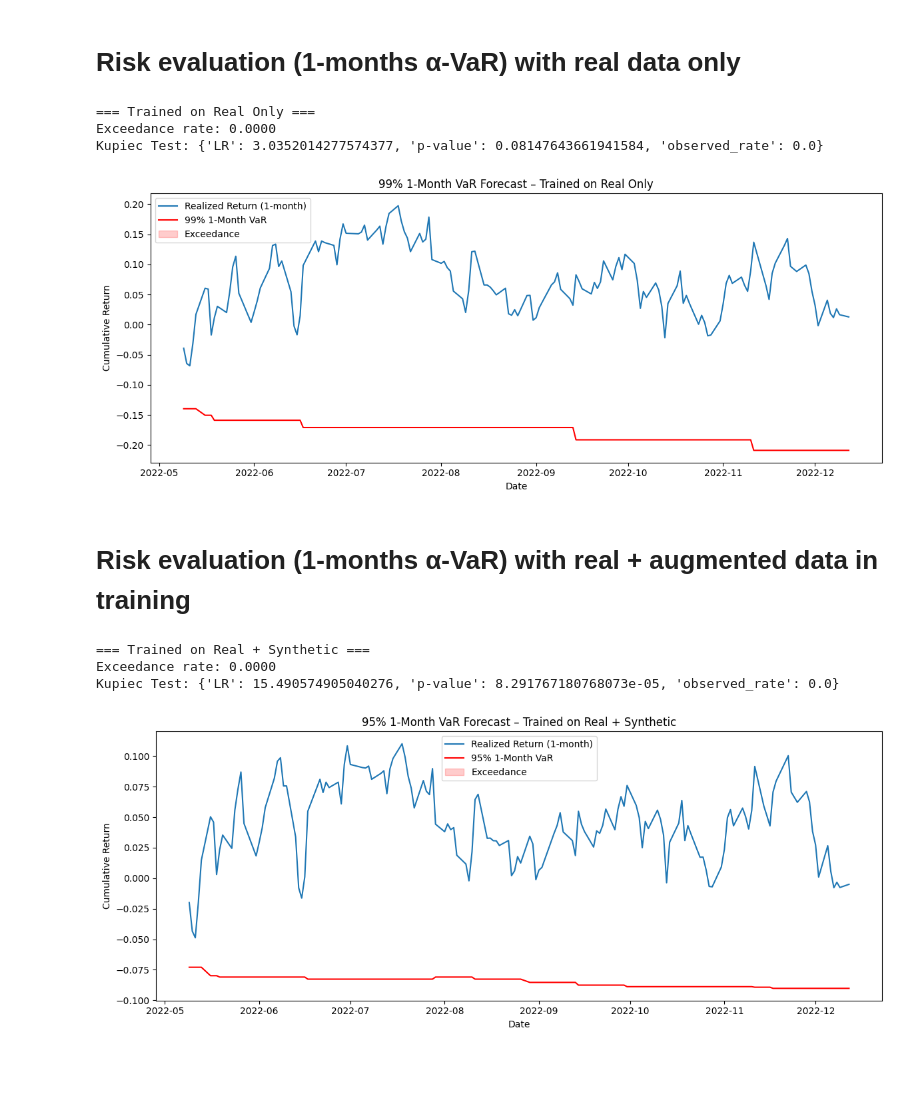
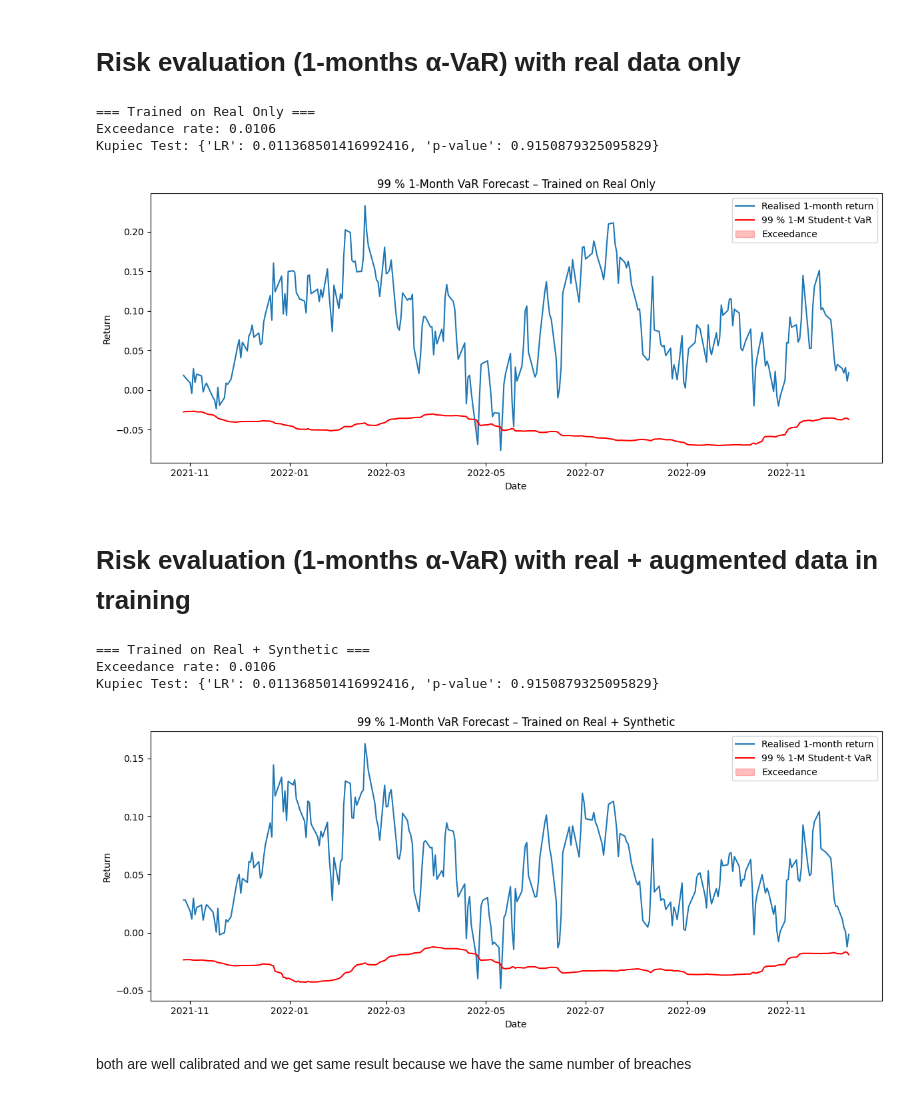
Before and after one commit to AlaaBouattour/market-regime-forecasting, a Jupyter notebook: Notebook_2.ipynb, the cells around one changed output. Saved outputs shown, nothing was run; the diff lists cells and outputs as text; code cells hidden in the pictures; blank space fills up the shorter version.

```diff
--- a/Notebook_2.ipynb
+++ b/Notebook_2.ipynb
@@ -289 +259,34 @@ def kupiec_test(n, x, alpha):
+# %%
+def compute_student_t_var(returns, alpha=0.99, horizon=21, window=120):
+    """
+    Student-t Historical Simulation VaR on 1-month horizon:
+      1. log-returns → 1-month log-return.
+      2. fit Student-t on a rolling window (default 120 obs ≈ 10 yr).
+      3. forecast one step ahead, back to pct-return.
+    """
+    log_r = np.log1p(returns)
+    agg   = log_r.rolling(horizon).sum().shift(-horizon + 1)          # 1-m log-ret
+
+    def t_q(x):
+        df, loc, scale = t.fit(x)
+        return t.ppf(1 - alpha, df, loc=loc, scale=scale)
+
+    var = agg.rolling(window).apply(t_q, raw=False).shift(1)          # VaR forecast
+    return np.expm1(var)
+
+def compute_realized_horizon_returns(returns, horizon=21):
+    """Realised 1-month compound return (pct)."""
+    log_r = np.log1p(returns)
+    log_agg = log_r.rolling(horizon).sum().shift(-horizon + 1)
+    return np.expm1(log_agg)
+# %%
+def kupiec_test(n, x, p):
+    """Proportion-of-Failures (Kupiec) test."""
+    if x in (0, n):
+        return {"LR": np.inf, "p-value": 0.0}
+    lr = -2 * (
+        (n - x) * np.log(1 - p) + x * np.log(p)
+        - (n - x) * np.log(1 - x/n) - x * np.log(x/n)
+    )
+    return {"LR": lr, "p-value": 1 - chi2.cdf(lr, df=1)}
 # %%
@@ -326,16 +322,18 @@ def evaluate_var_forecast(returns, alpha=0.99, horizon=21, label=""):
 # %%
-evaluate_var_forecast(test_strategy, alpha=0.99, horizon=21, label="Trained on Real Only")
+evaluate_var_forecast(test_strategy,     label="Trained on Real Only")
 # %% [output]
 === Trained on Real Only ===
-Exceedance rate: 0.0000
-Kupiec Test: {'LR': 3.0352014277574377, 'p-value': 0.08147643661941584, 'observed_rate': 0.0}
+Exceedance rate: 0.0106
+Kupiec Test: {'LR': 0.011368501416992416, 'p-value': 0.9150879325095829}
-[figure, old version]
+[figure, new version]
 # %% [markdown]
 # Risk evaluation (1-months α-VaR) with real + augmented data in training
 # %%
-evaluate_var_forecast(test_strategy_aug, alpha=0.95, horizon=21, label="Trained on Real + Synthetic")
+evaluate_var_forecast(test_strategy_aug, label="Trained on Real + Synthetic")
 # %% [output]
 === Trained on Real + Synthetic ===
-Exceedance rate: 0.0000
-Kupiec Test: {'LR': 15.490574905040276, 'p-value': 8.291767180768073e-05, 'observed_rate': 0.0}
+Exceedance rate: 0.0106
+Kupiec Test: {'LR': 0.011368501416992416, 'p-value': 0.9150879325095829}
-[figure, old version]
+[figure, new version]
+# %% [markdown]
+both are well calibrated and we get same result because we have the same number of breaches
```
Also changed, not shown: parts of 4 cells of this notebook.
